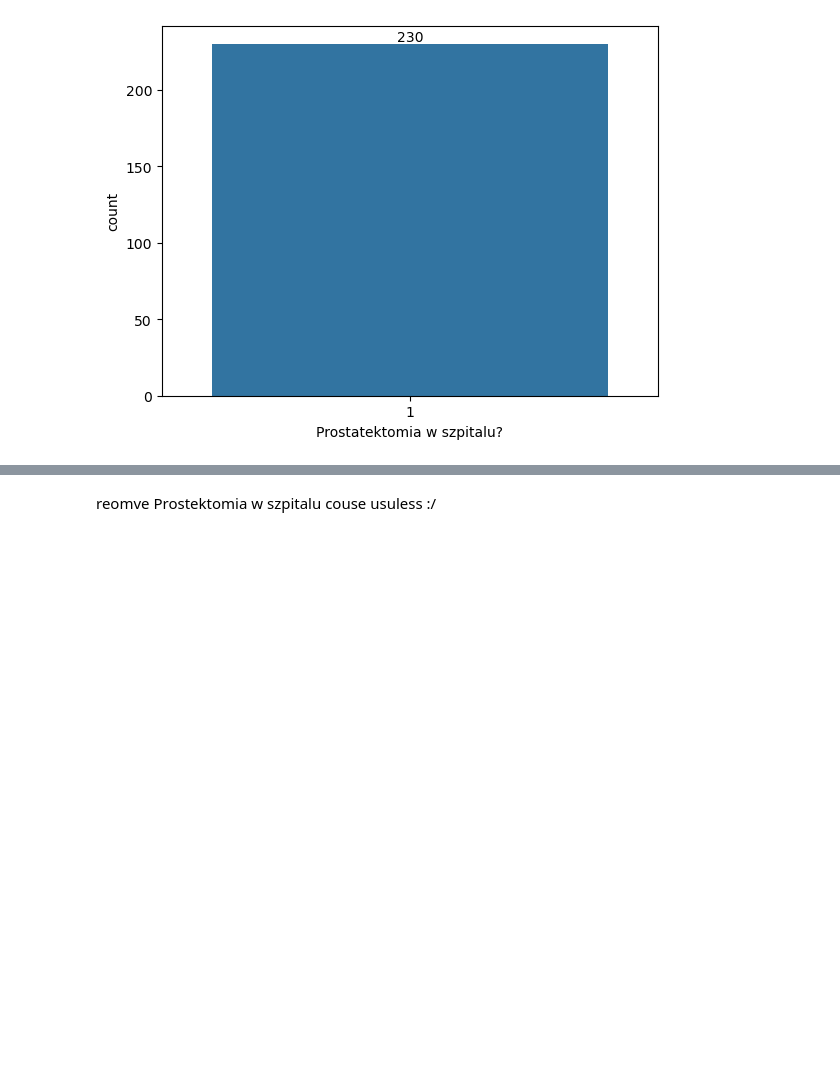
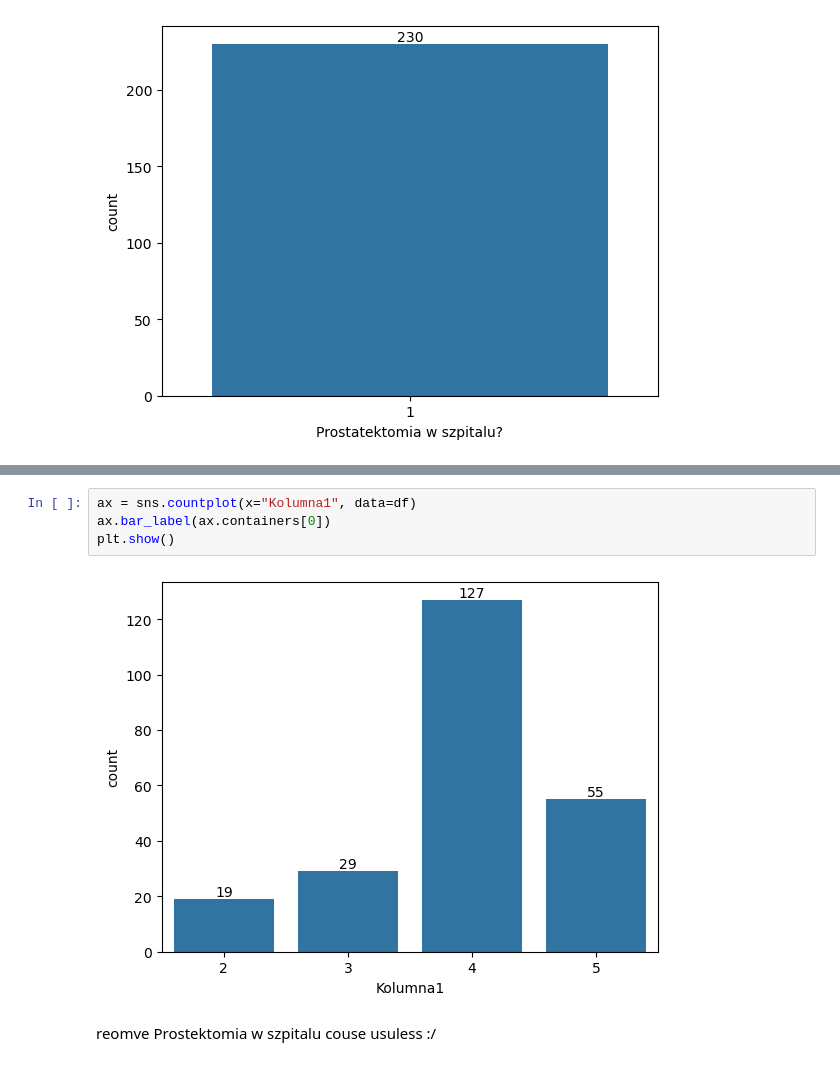
Before and after one commit to PiotrRenk/microscopic-epe-proj, a Jupyter notebook: notebooks/dataset_preprocessing_studenciaki.ipynb, the cells around one changed output, grey strips where cells are left out. Cells and saved outputs as stored; diff of their text form; blank space fills up the shorter version.

```diff
--- a/notebooks/dataset_preprocessing_studenciaki.ipynb
+++ b/notebooks/dataset_preprocessing_studenciaki.ipynb
@@ -33,3 +40,9 @@ plt.show()
+# %%
+ax = sns.countplot(x="Kolumna1", data=df)
+ax.bar_label(ax.containers[0])
+plt.show()
+# %% [output]
+[figure, added]
 # %% [markdown]
 reomve Prostektomia w szpitalu couse usuless :/
 # %%
```
Also changed, not shown: parts of 14 cells of this notebook, 2 other files.
